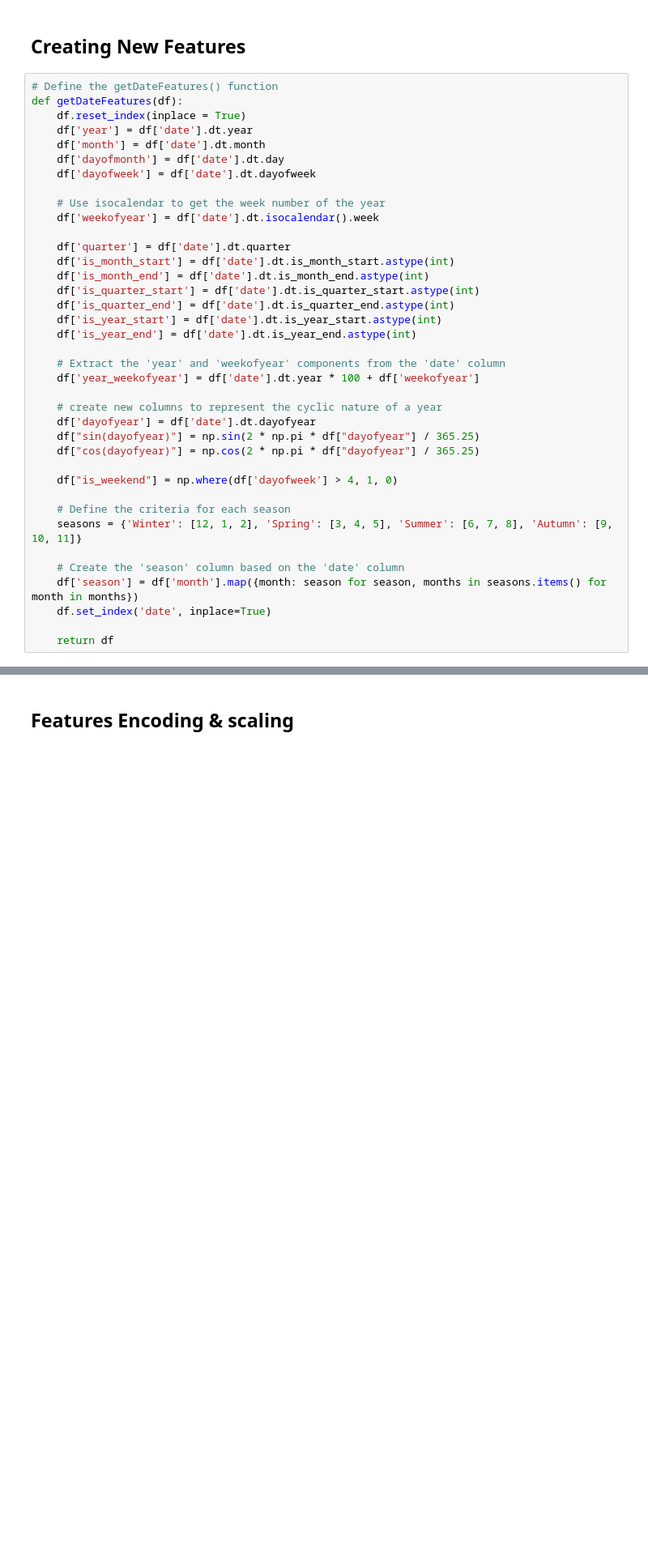
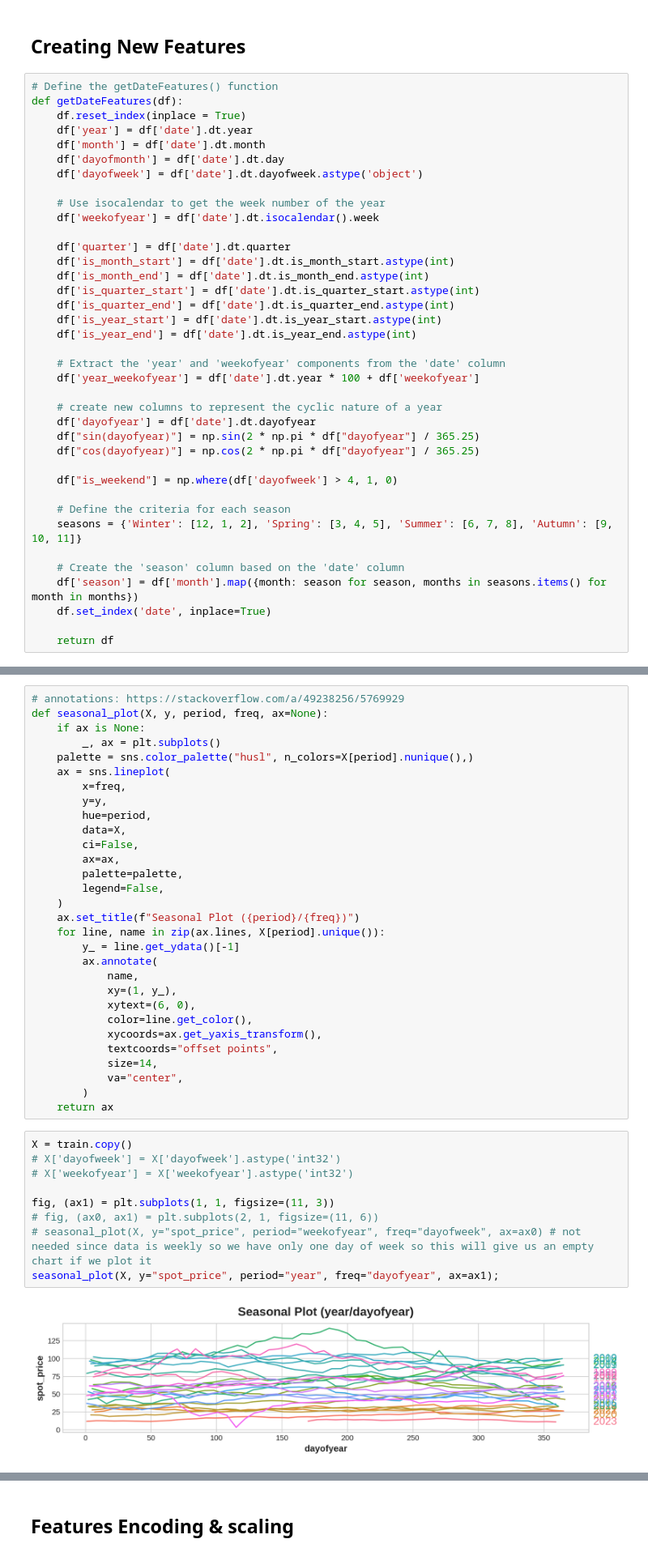
Before and after one commit to ikoghoemmanuell/Forecast-the-Future-Naira-Exchange-Rate, a Jupyter notebook: crude_oil_prices.ipynb, the cells around one changed output, grey strips where cells are left out. Shown at 81% size. Cells and saved outputs as stored; diff of their text form; blank space fills up the shorter version.

```diff
--- a/crude_oil_prices.ipynb
+++ b/crude_oil_prices.ipynb
@@ -456,7 +474,7 @@ def getDateFeatures(df):
     df['year'] = df['date'].dt.year
     df['month'] = df['date'].dt.month
     df['dayofmonth'] = df['date'].dt.day
-    df['dayofweek'] = df['date'].dt.dayofweek
+    df['dayofweek'] = df['date'].dt.dayofweek.astype('object')
 
     # Use isocalendar to get the week number of the year
     df['weekofyear'] = df['date'].dt.isocalendar().week
@@ -492,0 +527,41 @@ train.head()
+# %%
+# annotations: https://stackoverflow.com/a/49238256/5769929
+def seasonal_plot(X, y, period, freq, ax=None):
+    if ax is None:
+        _, ax = plt.subplots()
+    palette = sns.color_palette("husl", n_colors=X[period].nunique(),)
+    ax = sns.lineplot(
+        x=freq,
+        y=y,
+        hue=period,
+        data=X,
+        ci=False,
+        ax=ax,
+        palette=palette,
+        legend=False,
+    )
+    ax.set_title(f"Seasonal Plot ({period}/{freq})")
+    for line, name in zip(ax.lines, X[period].unique()):
+        y_ = line.get_ydata()[-1]
+        ax.annotate(
+            name,
+            xy=(1, y_),
+            xytext=(6, 0),
+            color=line.get_color(),
+            xycoords=ax.get_yaxis_transform(),
+            textcoords="offset points",
+            size=14,
+            va="center",
+        )
+    return ax
+# %%
+X = train.copy()
+# X['dayofweek'] = X['dayofweek'].astype('int32')
+# X['weekofyear'] = X['weekofyear'].astype('int32')
+
+fig, (ax1) = plt.subplots(1, 1, figsize=(11, 3))
+# fig, (ax0, ax1) = plt.subplots(2, 1, figsize=(11, 6))
+# seasonal_plot(X, y="spot_price", period="weekofyear", freq="dayofweek", ax=ax0) # not needed since data is weekly so we have only one day of week so this will give us an empty chart if we plot it
+seasonal_plot(X, y="spot_price", period="year", freq="dayofyear", ax=ax1);
+# %% [output]
+[figure, added]
```
Also changed, not shown: parts of 13 cells of this notebook.
